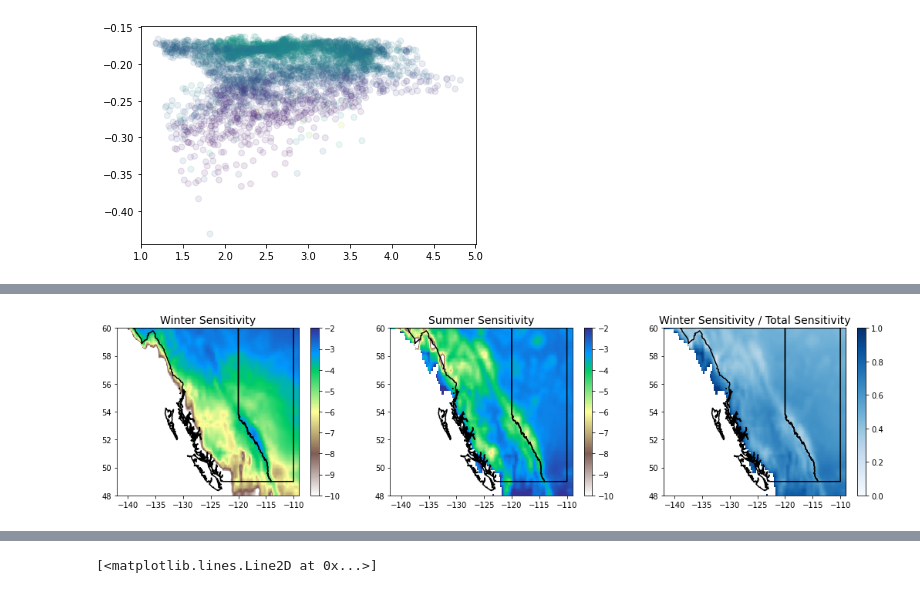
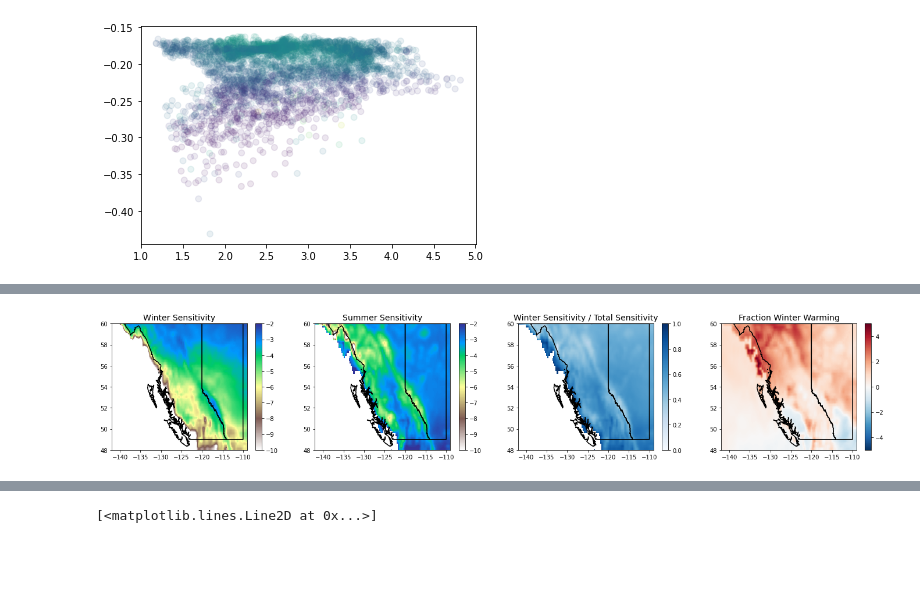
Before and after one commit to andersonsam/cnn_lstm_interpret, a Jupyter notebook: sine_sensitivity.ipynb, the cells around one changed output, grey strips where cells are left out. Saved outputs shown, nothing was run; the diff lists cells and outputs as text; code cells hidden in the pictures; blank space fills up the shorter version.

```diff
--- a/sine_sensitivity.ipynb
+++ b/sine_sensitivity.ipynb
@@ -776,3 +819,19 @@ for kk in range(Npx): #T0, T, sigma_s, sigma_w in zip(T0_px, T_px, sigma_s_px, s
 P_ratio = P_transition / (P_transition + P_persist)
 sigma_ratio = sigma_w_px / sigma_s_px
 mask = np.squeeze(np.argwhere(np.isnan(dDsnow_dT0_px)))
+# %%
+dDelta_Tw = dDsnowmean_dTw_px*deltaTw
+dDelta_Ts = dDsnowmean_dTs_px*deltaTs
+dDelta_sigmaw = dDsnow_dsigmaw_px*deltaSigmaw
+dDelta_sigmas = dDsnow_dsigmas_px*deltaSigmas
+
+dDelta = dDelta_Tw + dDelta_Ts + dDelta_sigmaw + dDelta_sigmas
+
+
+var = dDelta_sigmas
+vmax = 5#np.nanmax(np.abs(var))
+vmin = -vmax
+fig, ax = plt.subplots()
+im = ax.imshow(var.reshape(Nlat,Nlon), aspect = 'auto', cmap = 'RdBu', vmin = vmin, vmax = vmax, extent = extentERA)
+plot_prov_ax(['BC','AB'], ax = ax)
+plt.colorbar(im, ax = ax)
@@ -1012,7 +1100,7 @@ JJA_inds = np.arange(151,243)
 sigma_w_px = np.array([np.std(Tmean_seasonal_yearly[DJF_inds,px,:]) for px in range(Npx)])
 sigma_s_px = np.array([np.std(Tmean_seasonal_yearly[JJA_inds,px,:]) for px in range(Npx)])
 
-T0_perturbs = np.array([-2,0,2])
+T0_perturbs = np.array([-2,-1,0,1,2])
 Nperturbs = len(T0_perturbs)
 
 T0_px = np.mean(Tmean_seasonal, axis = 0) - 273
@@ -1040,6 +1128,8 @@ P_transition = np.nan*np.ones(Npx)
 P_persist = np.nan*np.ones(Npx)
 zmedian = np.nan*np.ones((Npx, Nperturbs))
 dzmedian_dT0_px = np.nan*np.ones(Npx)
+dzmedian_dTw_px = np.nan*np.ones(Npx)
+dzmedian_dTs_px = np.nan*np.ones(Npx)
 
 omega = 2*np.pi / 365
 t = np.arange(365)
@@ -1052,6 +1142,8 @@ for jj, T0_perturb in enumerate(T0_perturbs):
     T = T_px[kk]
     sigma_s = 1*sigma_s_px[kk]
     sigma_w = 1*sigma_w_px[kk]
+    Tw = T0 - T
+    Ts = T0 + T
 
     # N = 100
     # err = np.zeros(N)
@@ -1134,5 +1226,4 @@ for kk in range(Npx):
   if sum(np.isfinite(y))[0] == Nperturbs: #if all values are true
 
     lm = LinearRegression().fit(X,y)
-
     dzmedian_dT0_px[kk] = lm.coef_[0][0]
@@ -1139,10 +1522,15 @@ for kk in range(Npx):
 # %%
 var = zmedian[:,1]
-var = dzmedian_dT0_px
+var = dzmedian_dT0_px #* deltaTy
+var = dzmedian_dTs_px #* deltaTs
+var = dzmedian_dTw_px #* deltaTw
+
+levels = np.arange(-0.4,-0.11,0.02)
+levels = np.arange(-0.6,0.6,0.02)
 
 fig, ax = plt.subplots()
 # im=ax.imshow(var.reshape(Nlat,Nlon), aspect = 'auto', extent = extentERA, cmap = 'terrain_r')#vmin = -0.3)
-im=ax.contourf(np.flipud(var.reshape(Nlat,Nlon)), aspect = 'auto', extent = extentERA, cmap = 'Reds_r', levels = np.arange(-0.4,-0.11,0.05))#vmin = -0.3)
+im=ax.contourf(np.flipud(var.reshape(Nlat,Nlon)), aspect = 'auto', extent = extentERA, cmap = 'RdBu')#, levels = levels)#vmin = -0.3)
 plot_prov_ax(['BC','AB'],ax)
 plt.colorbar(im)
 # %% [output]
@@ -1183,44 +1588,44 @@ for var, ax in zip(vars, axes.flatten()):
 # %%
-saveIt = 1
+saveIt = 0
 
-vars = [dDsnowmean_dTw_px, dDsnowmean_dTs_px, fw]
+vars = [dDsnowmean_dTw_px, dDsnowmean_dTs_px, fw, deltaTw]#fTw]
 vmin = [np.nanmin(var) for var in vars]
-titles = ['Winter Sensitivity', 'Summer Sensitivity', 'Winter Sensitivity / Total Sensitivity']
-cmaps = ['terrain_r', 'terrain_r', 'Blues']
+titles = ['Winter Sensitivity', 'Summer Sensitivity', 'Winter Sensitivity / Total Sensitivity', 'Fraction Winter Warming']
+cmaps = ['terrain_r', 'terrain_r', 'Blues', 'RdBu_r']
 vmin[0] = -15
 vmin[1] = -5
-vmin = [-10, -10, 0]
-vmax = [-2, -2, 1]
+vmin = [-10, -10, 0, -np.max(vars[3])]
+vmax = [-2, -2, 1, np.max(vars[3])]
 # vmin[-2] = -0.3
 # vmin[-1] = -20
 
 nrows = 1
 ncols = int(np.ceil(len(vars)/nrows))
 fig, axes = plt.subplots(nrows = nrows, ncols = ncols, figsize = (6*ncols, 4*nrows))
 
 kk = 0
 for var, ax in zip(vars, axes.flatten()):
   var_mask = np.copy(var)
   # var_mask[mask] = np.nan
   im = ax.imshow(var_mask.reshape(Nlat,Nlon), aspect = 'auto', extent = extentERA, cmap = cmaps[kk], vmax = vmax[kk], vmin = vmin[kk])
   plot_prov_ax(['BC','AB'], ax)
   ax.set_ylim((np.min(eraLat), np.max(eraLat)))
   ax.set_title(titles[kk], fontsize = fs)
   if kk == 1:
     # cmap = cm.get_cmap('terrain_r')
     # norm = matplotlib.colors.Normalize(vmin = vmin[kk], vmax = vmax[kk])
     # width = 0.02
     # height = 0.8
     # dh = (1-height)/2
     # dw = (1-width)/2
     # ax_cb = fig.add_axes([.93,dh,width,height])
     # cb = matplotlib.colorbar.ColorbarBase(ax = ax_cb, cmap = cmap, norm = norm)
     # ax_cb.set_ylabel('Sensitivity [days/degree]', fontsize = fs-2)
     a = 1
   cb = plt.colorbar(im, ax = ax)
   kk+=1
 
 if saveIt:
   plt.savefig('winter_summer_sensitivity.png', bbox_inches = 'tight', dpi = 300)
 # %% [output]
-[figure, old version]
+[figure, new version]
```
Also changed, not shown: parts of 25 cells of this notebook.
